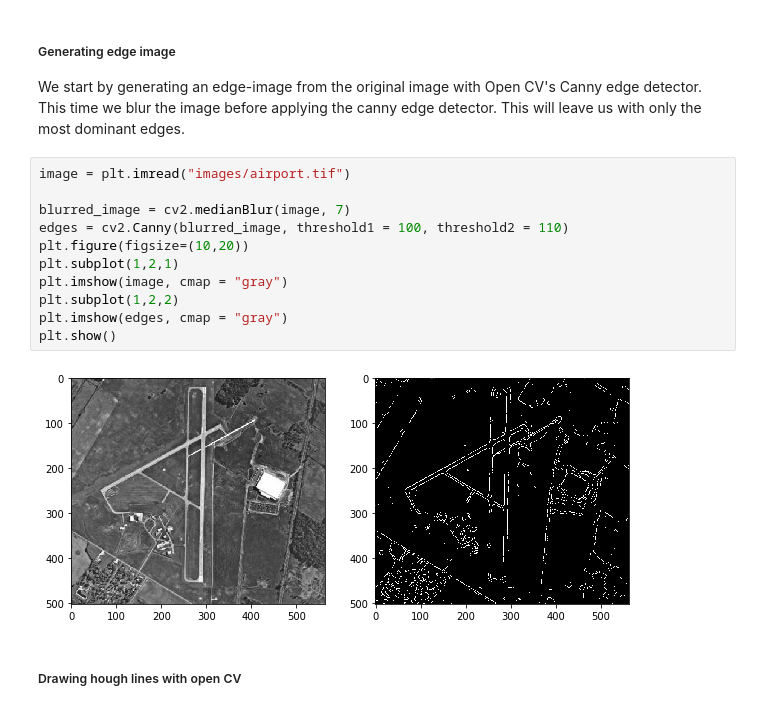
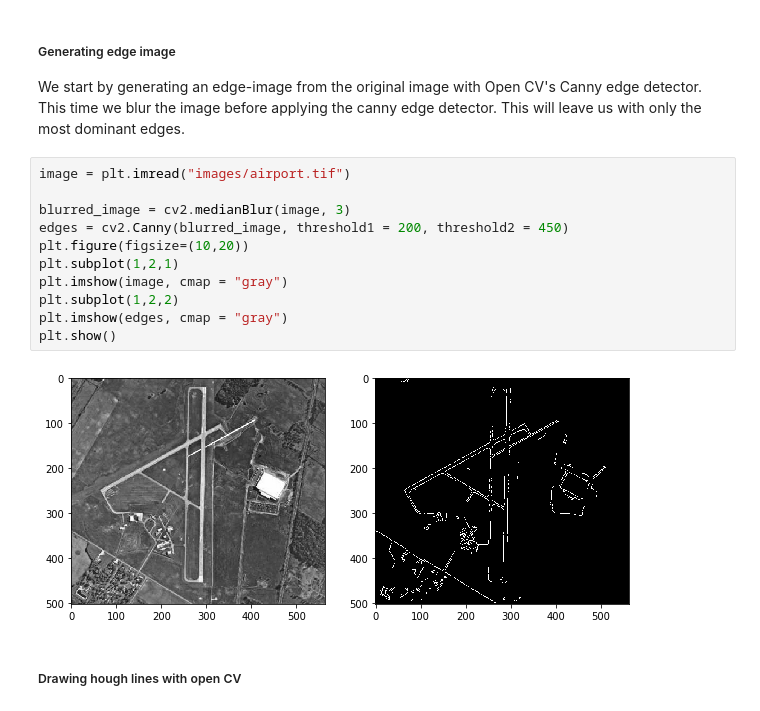
Before and after one commit to ErlingLie/TDT4195-Material, a Jupyter notebook: Segmentation.ipynb, the cells around one changed output. Drawn from its saved outputs; the diff is of its cells as text.

Commit message:
Thresholding

```diff
--- a/Segmentation.ipynb
+++ b/Segmentation.ipynb
@@ -158,16 +166,16 @@ We start by generating an edge-image from the original image with Open CV's Cann
 # %%
 image = plt.imread("images/airport.tif")
 
-blurred_image = cv2.medianBlur(image, 7)
-edges = cv2.Canny(blurred_image, threshold1 = 100, threshold2 = 110)
+blurred_image = cv2.medianBlur(image, 3)
+edges = cv2.Canny(blurred_image, threshold1 = 200, threshold2 = 450)
 plt.figure(figsize=(10,20))
 plt.subplot(1,2,1)
 plt.imshow(image, cmap = "gray")
 plt.subplot(1,2,2)
 plt.imshow(edges, cmap = "gray")
 plt.show()
 # %% [output]
-[figure, old version]
+[figure, new version]
 # %% [markdown]
 ##### Drawing hough lines with open CV
 # %%
```
Also changed, not shown: parts of 8 cells of this notebook, 4 other files.
